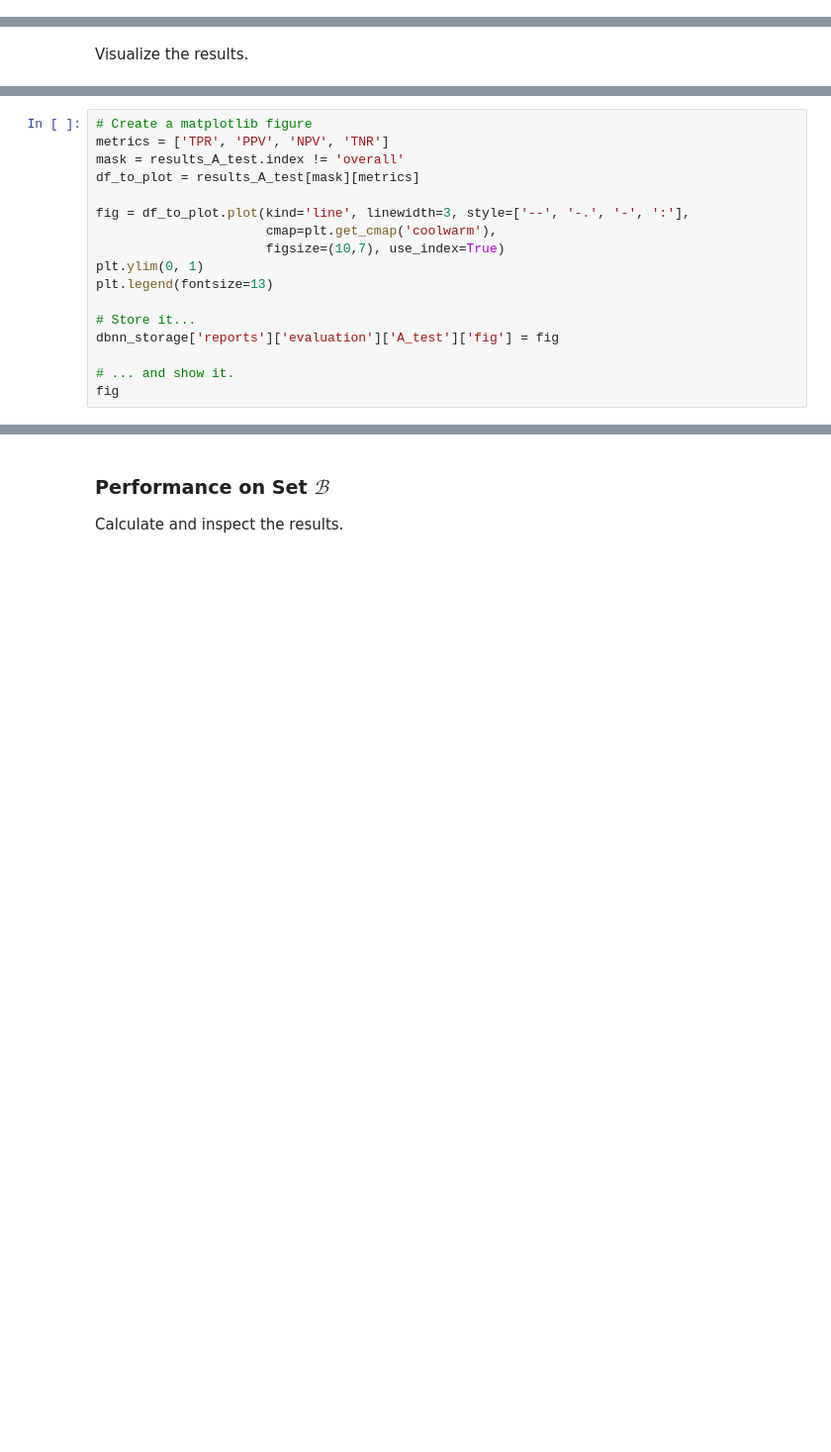
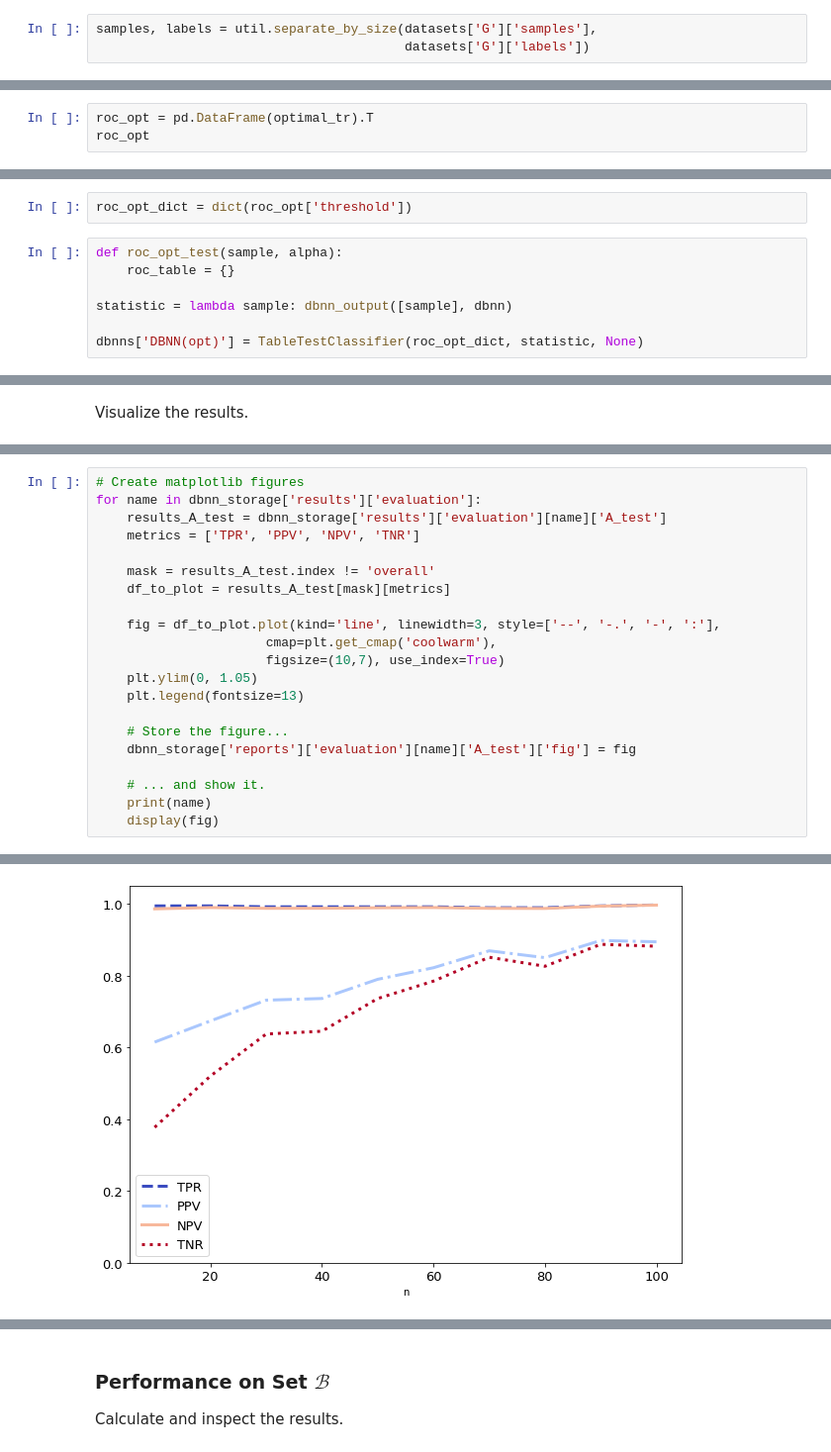
Before and after one commit to milos-simic/neural-normality, a Jupyter notebook: descriptor_based_neural_networks.ipynb, the cells around one changed output, grey strips where cells are left out. Shown at 99% size. Saved outputs shown, nothing was run; the diff lists cells and outputs as text; blank space fills up the shorter version.

Commit message:
Add new version of DBNN, data. Add new notebooks to replicate the original experiment.

```diff
--- a/descriptor_based_neural_networks.ipynb
+++ b/descriptor_based_neural_networks.ipynb
@@ -499,0 +782,3 @@ dbnn_storage['reports']['evaluation']['calibration']['mean_fig'] = fig
+# %%
+samples, labels = util.separate_by_size(datasets['G']['samples'],
+                                        datasets['G']['labels'])
@@ -499,0 +822,3 @@ dbnn_storage['reports']['evaluation']['calibration']['mean_fig'] = fig
+# %%
+roc_opt = pd.DataFrame(optimal_tr).T
+roc_opt
@@ -499,0 +843,9 @@ dbnn_storage['reports']['evaluation']['calibration']['mean_fig'] = fig
+# %%
+roc_opt_dict = dict(roc_opt['threshold'])
+# %%
+def roc_opt_test(sample, alpha):
+    roc_table = {}
+
+statistic = lambda sample: dbnn_output([sample], dbnn)
+
+dbnns['DBNN(opt)'] = TableTestClassifier(roc_opt_dict, statistic, None)
@@ -524,17 +1059,22 @@ Visualize the results.
 # %%
-# Create a matplotlib figure
-metrics = ['TPR', 'PPV', 'NPV', 'TNR']
-mask = results_A_test.index != 'overall'
-df_to_plot = results_A_test[mask][metrics]
+# Create matplotlib figures
+for name in dbnn_storage['results']['evaluation']:
+    results_A_test = dbnn_storage['results']['evaluation'][name]['A_test']
+    metrics = ['TPR', 'PPV', 'NPV', 'TNR']
 
-fig = df_to_plot.plot(kind='line', linewidth=3, style=['--', '-.', '-', ':'],
+    mask = results_A_test.index != 'overall'
+    df_to_plot = results_A_test[mask][metrics]
+
+    fig = df_to_plot.plot(kind='line', linewidth=3, style=['--', '-.', '-', ':'],
                       cmap=plt.get_cmap('coolwarm'),
                       figsize=(10,7), use_index=True)
-plt.ylim(0, 1)
-plt.legend(fontsize=13)
+    plt.ylim(0, 1.05)
+    plt.legend(fontsize=13)
 
-# Store it...
-dbnn_storage['reports']['evaluation']['A_test']['fig'] = fig
+    # Store the figure...
+    dbnn_storage['reports']['evaluation'][name]['A_test']['fig'] = fig
 
-# ... and show it.
-fig
+    # ... and show it.
+    print(name)
+    display(fig)
+# %% [output]
@@ -540,0 +1091 @@ fig
+[figure, added]
```
Also changed, not shown: parts of 117 cells of this notebook, 36 other files.
